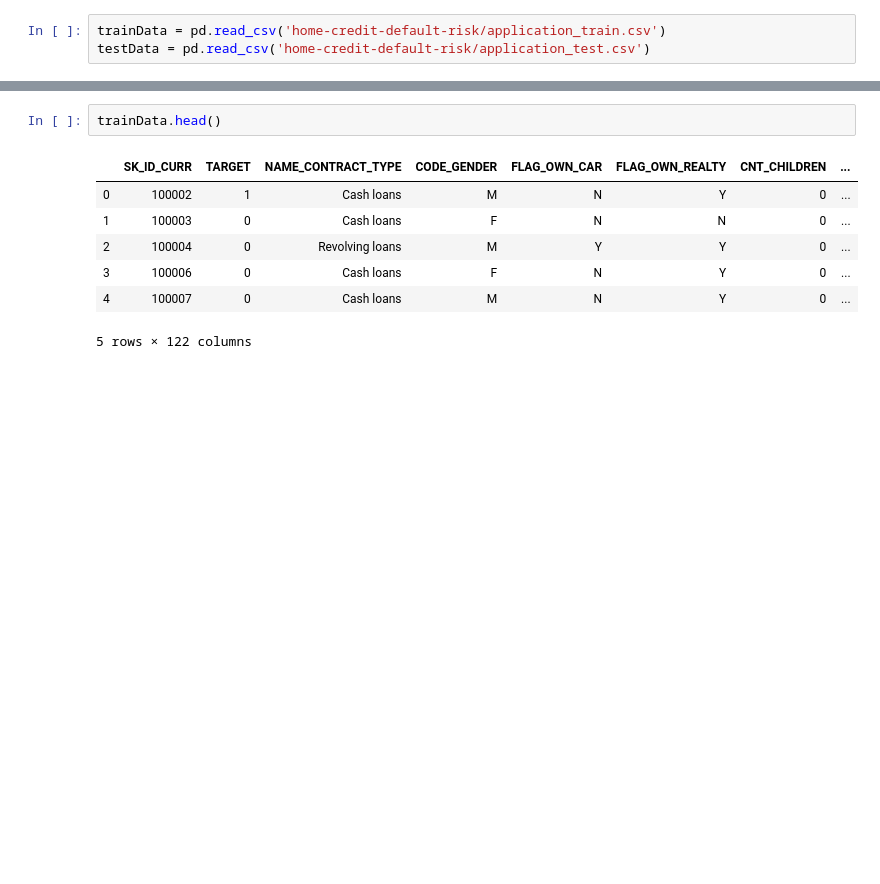
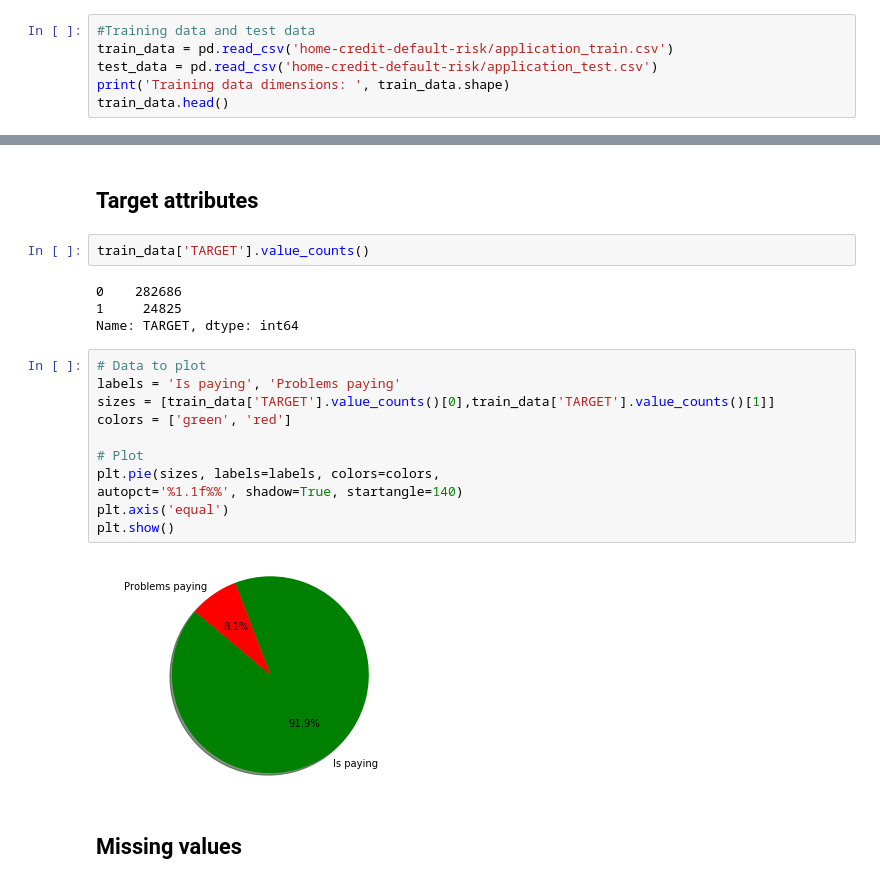
Before and after one commit to Oysteinvikane/home-credit-default-risk, a Jupyter notebook: homeCreditDefaultRisk.ipynb, the cells around one changed output, grey strips where cells are left out. Cells and saved outputs as stored; diff of their text form; blank space fills up the shorter version.

```diff
--- a/homeCreditDefaultRisk.ipynb
+++ b/homeCreditDefaultRisk.ipynb
@@ -3,3 +47,6 @@ import pandas as pd
 # %%
-trainData = pd.read_csv('home-credit-default-risk/application_train.csv')
-testData = pd.read_csv('home-credit-default-risk/application_test.csv')
+#Training data and test data
+train_data = pd.read_csv('home-credit-default-risk/application_train.csv')
+test_data = pd.read_csv('home-credit-default-risk/application_test.csv')
+print('Training data dimensions: ', train_data.shape)
+train_data.head()
@@ -16,13 +98,26 @@ trainData.describe()
 | 75% | 367142.500000 | 0.000000 | 1.000000 | 2.025000e+05 | 8.086500e+05 | 34596.000000 | 6.795000e+05 | ... |
 | max | 456255.000000 | 1.000000 | 19.000000 | 1.170000e+08 | 4.050000e+06 | 258025.500000 | 4.050000e+06 | ... |
 8 rows × 106 columns
-# %%
-trainData.head()
-# %% [output]
-|  | SK_ID_CURR | TARGET | NAME_CONTRACT_TYPE | CODE_GENDER | FLAG_OWN_CAR | FLAG_OWN_REALTY | CNT_CHILDREN | ... |
-| 0 | 100002 | 1 | Cash loans | M | N | Y | 0 | ... |
-| 1 | 100003 | 0 | Cash loans | F | N | N | 0 | ... |
-| 2 | 100004 | 0 | Revolving loans | M | Y | Y | 0 | ... |
-| 3 | 100006 | 0 | Cash loans | F | N | Y | 0 | ... |
-| 4 | 100007 | 0 | Cash loans | M | N | Y | 0 | ... |
-5 rows × 122 columns
+# %% [markdown]
+## Target attributes
+# %%
+train_data['TARGET'].value_counts()
+# %% [output]
+0    282686
+1     24825
+Name: TARGET, dtype: int64
+# %%
+# Data to plot
+labels = 'Is paying', 'Problems paying'
+sizes = [train_data['TARGET'].value_counts()[0],train_data['TARGET'].value_counts()[1]]
+colors = ['green', 'red']
+
+# Plot
+plt.pie(sizes, labels=labels, colors=colors,
+autopct='%1.1f%%', shadow=True, startangle=140)
+plt.axis('equal')
+plt.show()
+# %% [output]
+[figure, added]
+# %% [markdown]
+## Missing values
```
Also changed, not shown: parts of 52 cells of this notebook.
